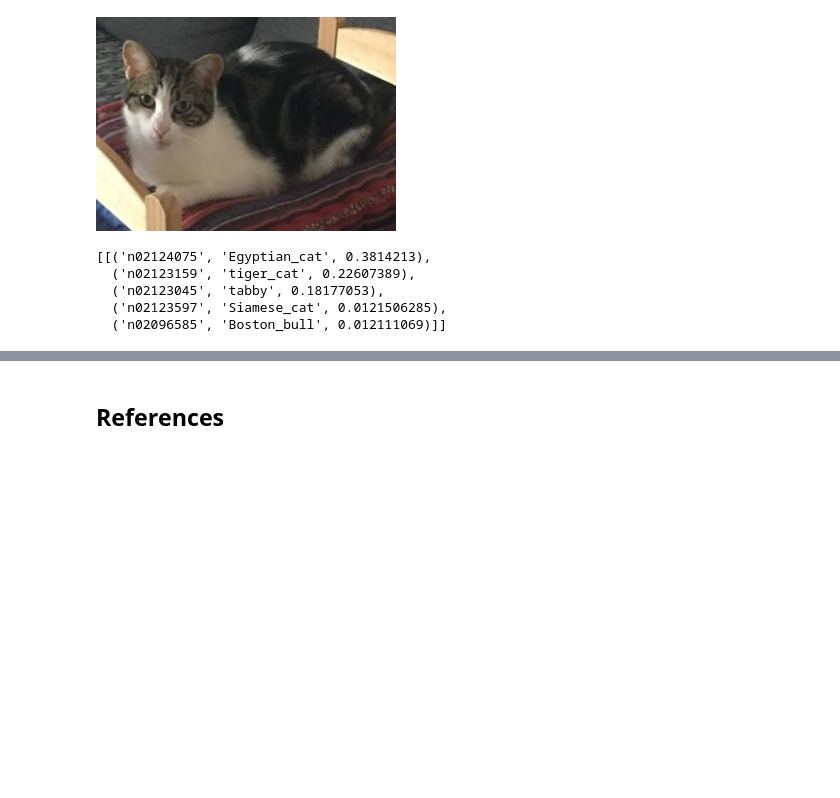
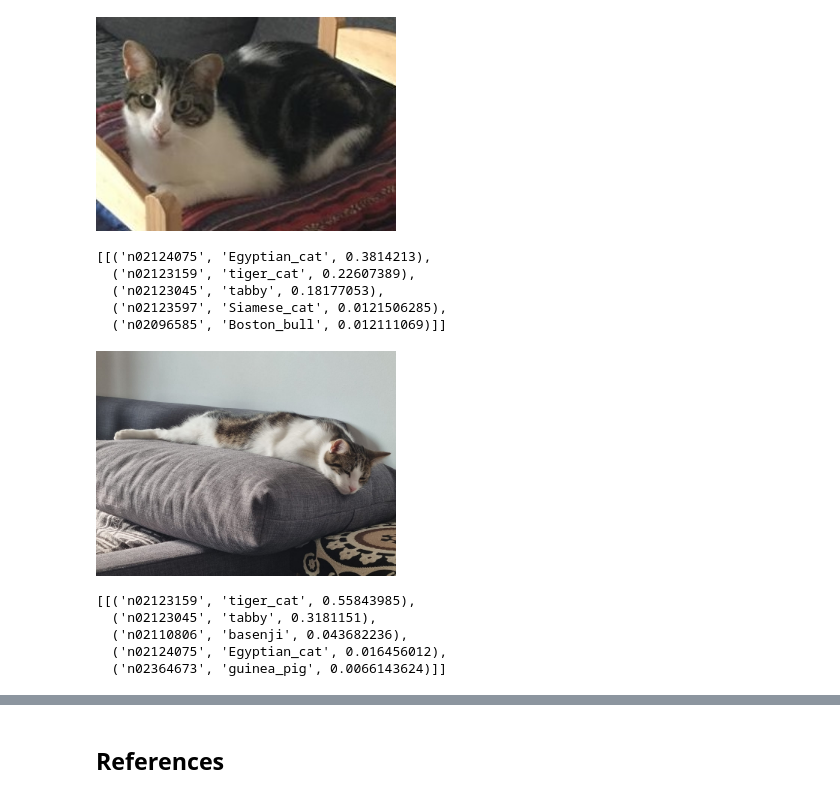
Before and after one commit to mabj/spikes, a Jupyter notebook: keras/keras_notes.ipynb, the cells around one changed output, grey strips where cells are left out. Drawn from its saved outputs; the diff is of its cells as text; code cells hidden in the pictures; blank space fills up the shorter version.

Commit message:
Adding new samples

```diff
--- a/keras/keras_notes.ipynb
+++ b/keras/keras_notes.ipynb
@@ -764,3 +764,19 @@ result
   ('n02123045', 'tabby', 0.18177053),
   ('n02123597', 'Siamese_cat', 0.0121506285),
   ('n02096585', 'Boston_bull', 0.012111069)]]
+# %%
+img_path="data/albano/sample.4.jpg"
+Image(filename=img_path, width=300, height=200)
+# %% [output]
+[figure, added]
+# %%
+sample_data = prepare_image(img_path)
+result = mobile.predict(sample_data)
+result = imagenet_utils.decode_predictions(result)
+result
+# %% [output]
+[[('n02123159', 'tiger_cat', 0.55843985),
+  ('n02123045', 'tabby', 0.3181151),
+  ('n02110806', 'basenji', 0.043682236),
+  ('n02124075', 'Egyptian_cat', 0.016456012),
+  ('n02364673', 'guinea_pig', 0.0066143624)]]
```
Also changed, not shown: parts of 3 cells of this notebook, 3 other files.
